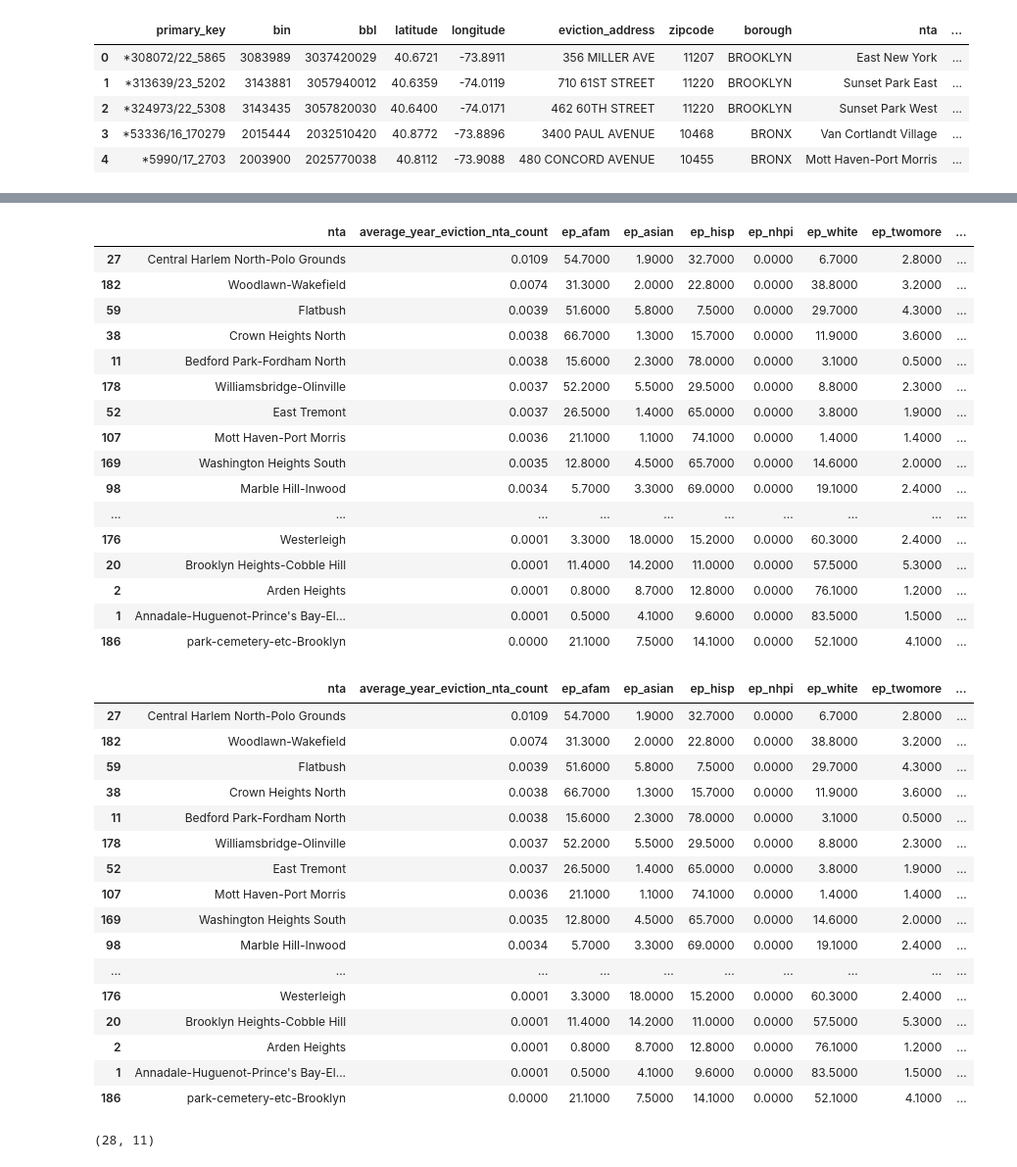
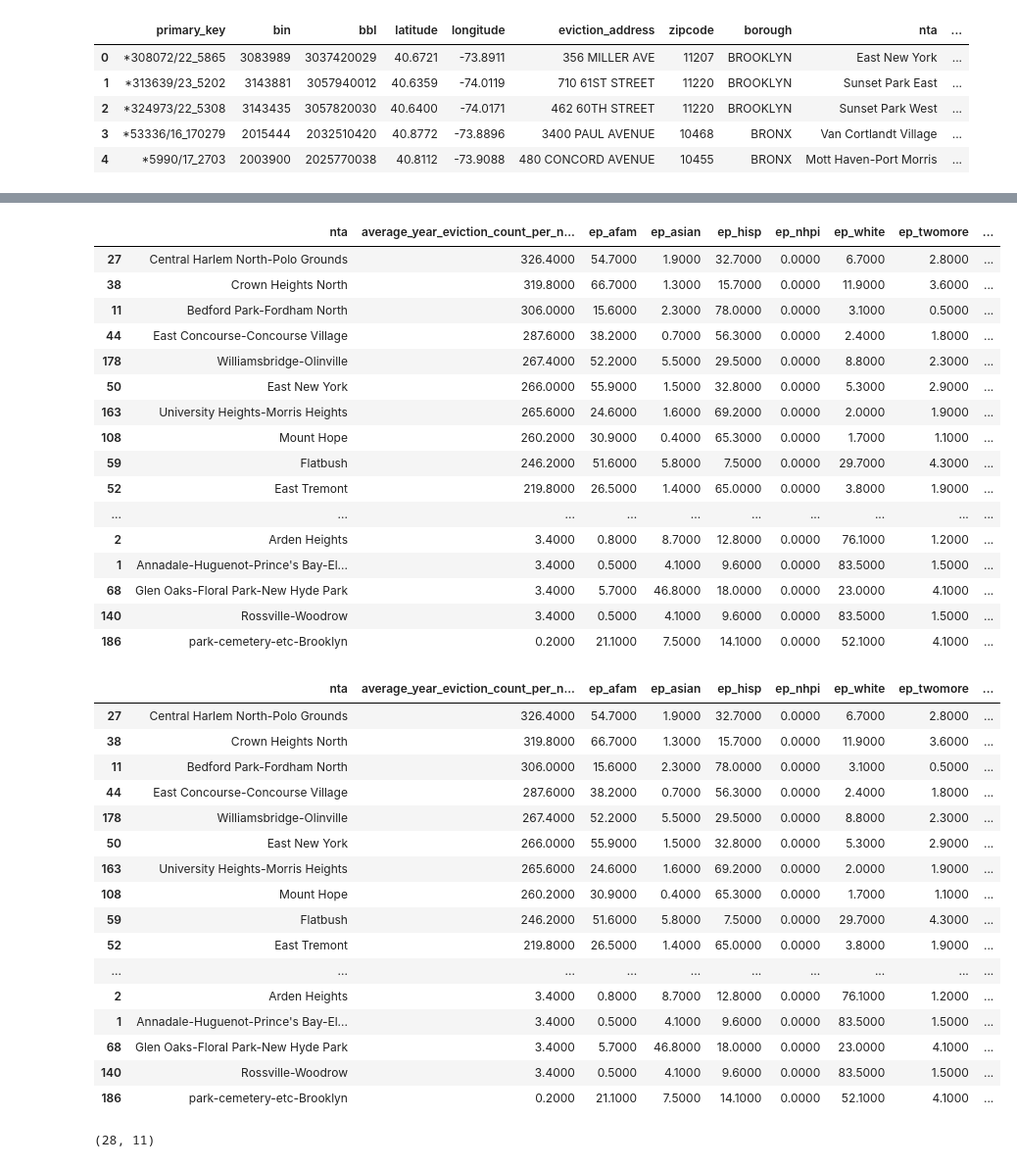
Before and after one commit to simaoalicechen/NYC_Landlord_Behavior_Analysis_Project, a Jupyter notebook: Part_4.2_Prepare_for_Excel_Selected_Neighborhood_Level.ipynb, the cells around one changed output, grey strips where cells are left out. Shown at 98% size. Cells and saved outputs as stored; diff of their text form; code cells hidden in the pictures.

```diff
--- a/Part_4.2_Prepare_for_Excel_Selected_Neighborhood_Level.ipynb
+++ b/Part_4.2_Prepare_for_Excel_Selected_Neighborhood_Level.ipynb
@@ -289,58 +286,58 @@ Index(['primary_key', 'bbl', 'court_index_number', 'docket_number',
 # %%
-neighbor_evictions = evictions_pre_post.groupby('nta').agg({'average_year_eviction_nta_count': 'mean',
+neighbor_evictions = evictions_pre_post.groupby('nta').agg({'average_year_eviction_count_per_nta(nta)': 'mean',
                                                             'ep_afam': 'first',
                                                             'ep_asian': 'first',
                                                             'ep_hisp': 'first',
                                                             'ep_nhpi': 'first',
                                                             'ep_white': 'first',
                                                             'ep_twomore': 'first',
                                                             'ep_otherrace': 'first',
                                                             'rpl_themes': 'first',
                                                             'borough': 'first',
                                                             }).reset_index()
-neighbor_evictions.sort_values('average_year_eviction_nta_count', ascending=False, inplace=True)
+neighbor_evictions.sort_values('average_year_eviction_count_per_nta(nta)', ascending=False, inplace=True)
 neighbor_evictions
 # %% [output]
-|  | nta | average_year_eviction_nta_count | ep_afam | ep_asian | ep_hisp | ep_nhpi | ep_white | ep_twomore | ... |
-| 27 | Central Harlem North-Polo Grounds | 0.0109 | 54.7000 | 1.9000 | 32.7000 | 0.0000 | 6.7000 | 2.8000 | ... |
-| 182 | Woodlawn-Wakefield | 0.0074 | 31.3000 | 2.0000 | 22.8000 | 0.0000 | 38.8000 | 3.2000 | ... |
-| 59 | Flatbush | 0.0039 | 51.6000 | 5.8000 | 7.5000 | 0.0000 | 29.7000 | 4.3000 | ... |
-| 38 | Crown Heights North | 0.0038 | 66.7000 | 1.3000 | 15.7000 | 0.0000 | 11.9000 | 3.6000 | ... |
-| 11 | Bedford Park-Fordham North | 0.0038 | 15.6000 | 2.3000 | 78.0000 | 0.0000 | 3.1000 | 0.5000 | ... |
-| 178 | Williamsbridge-Olinville | 0.0037 | 52.2000 | 5.5000 | 29.5000 | 0.0000 | 8.8000 | 2.3000 | ... |
-| 52 | East Tremont | 0.0037 | 26.5000 | 1.4000 | 65.0000 | 0.0000 | 3.8000 | 1.9000 | ... |
-| 107 | Mott Haven-Port Morris | 0.0036 | 21.1000 | 1.1000 | 74.1000 | 0.0000 | 1.4000 | 1.4000 | ... |
-| 169 | Washington Heights South | 0.0035 | 12.8000 | 4.5000 | 65.7000 | 0.0000 | 14.6000 | 2.0000 | ... |
-| 98 | Marble Hill-Inwood | 0.0034 | 5.7000 | 3.3000 | 69.0000 | 0.0000 | 19.1000 | 2.4000 | ... |
+|  | nta | average_year_eviction_count_per_n... | ep_afam | ep_asian | ep_hisp | ep_nhpi | ep_white | ep_twomore | ... |
+| 27 | Central Harlem North-Polo Grounds | 326.4000 | 54.7000 | 1.9000 | 32.7000 | 0.0000 | 6.7000 | 2.8000 | ... |
+| 38 | Crown Heights North | 319.8000 | 66.7000 | 1.3000 | 15.7000 | 0.0000 | 11.9000 | 3.6000 | ... |
+| 11 | Bedford Park-Fordham North | 306.0000 | 15.6000 | 2.3000 | 78.0000 | 0.0000 | 3.1000 | 0.5000 | ... |
+| 44 | East Concourse-Concourse Village | 287.6000 | 38.2000 | 0.7000 | 56.3000 | 0.0000 | 2.4000 | 1.8000 | ... |
+| 178 | Williamsbridge-Olinville | 267.4000 | 52.2000 | 5.5000 | 29.5000 | 0.0000 | 8.8000 | 2.3000 | ... |
+| 50 | East New York | 266.0000 | 55.9000 | 1.5000 | 32.8000 | 0.0000 | 5.3000 | 2.9000 | ... |
+| 163 | University Heights-Morris Heights | 265.6000 | 24.6000 | 1.6000 | 69.2000 | 0.0000 | 2.0000 | 1.9000 | ... |
+| 108 | Mount Hope | 260.2000 | 30.9000 | 0.4000 | 65.3000 | 0.0000 | 1.7000 | 1.1000 | ... |
+| 59 | Flatbush | 246.2000 | 51.6000 | 5.8000 | 7.5000 | 0.0000 | 29.7000 | 4.3000 | ... |
+| 52 | East Tremont | 219.8000 | 26.5000 | 1.4000 | 65.0000 | 0.0000 | 3.8000 | 1.9000 | ... |
 | ... | ... | ... | ... | ... | ... | ... | ... | ... | ... |
-| 176 | Westerleigh | 0.0001 | 3.3000 | 18.0000 | 15.2000 | 0.0000 | 60.3000 | 2.4000 | ... |
-| 20 | Brooklyn Heights-Cobble Hill | 0.0001 | 11.4000 | 14.2000 | 11.0000 | 0.0000 | 57.5000 | 5.3000 | ... |
-| 2 | Arden Heights | 0.0001 | 0.8000 | 8.7000 | 12.8000 | 0.0000 | 76.1000 | 1.2000 | ... |
-| 1 | Annadale-Huguenot-Prince's Bay-El... | 0.0001 | 0.5000 | 4.1000 | 9.6000 | 0.0000 | 83.5000 | 1.5000 | ... |
-| 186 | park-cemetery-etc-Brooklyn | 0.0000 | 21.1000 | 7.5000 | 14.1000 | 0.0000 | 52.1000 | 4.1000 | ... |
+| 2 | Arden Heights | 3.4000 | 0.8000 | 8.7000 | 12.8000 | 0.0000 | 76.1000 | 1.2000 | ... |
+| 1 | Annadale-Huguenot-Prince's Bay-El... | 3.4000 | 0.5000 | 4.1000 | 9.6000 | 0.0000 | 83.5000 | 1.5000 | ... |
+| 68 | Glen Oaks-Floral Park-New Hyde Park | 3.4000 | 5.7000 | 46.8000 | 18.0000 | 0.0000 | 23.0000 | 4.1000 | ... |
+| 140 | Rossville-Woodrow | 3.4000 | 0.5000 | 4.1000 | 9.6000 | 0.0000 | 83.5000 | 1.5000 | ... |
+| 186 | park-cemetery-etc-Brooklyn | 0.2000 | 21.1000 | 7.5000 | 14.1000 | 0.0000 | 52.1000 | 4.1000 | ... |
 # %%
 top_15 = neighbor_evictions.head(15)
 bottom_15 = neighbor_evictions.tail(15)
 selected_nta = pd.concat([top_15, bottom_15])
 selected_nta
 # %% [output]
-|  | nta | average_year_eviction_nta_count | ep_afam | ep_asian | ep_hisp | ep_nhpi | ep_white | ep_twomore | ... |
-| 27 | Central Harlem North-Polo Grounds | 0.0109 | 54.7000 | 1.9000 | 32.7000 | 0.0000 | 6.7000 | 2.8000 | ... |
-| 182 | Woodlawn-Wakefield | 0.0074 | 31.3000 | 2.0000 | 22.8000 | 0.0000 | 38.8000 | 3.2000 | ... |
-| 59 | Flatbush | 0.0039 | 51.6000 | 5.8000 | 7.5000 | 0.0000 | 29.7000 | 4.3000 | ... |
-| 38 | Crown Heights North | 0.0038 | 66.7000 | 1.3000 | 15.7000 | 0.0000 | 11.9000 | 3.6000 | ... |
-| 11 | Bedford Park-Fordham North | 0.0038 | 15.6000 | 2.3000 | 78.0000 | 0.0000 | 3.1000 | 0.5000 | ... |
-| 178 | Williamsbridge-Olinville | 0.0037 | 52.2000 | 5.5000 | 29.5000 | 0.0000 | 8.8000 | 2.3000 | ... |
-| 52 | East Tremont | 0.0037 | 26.5000 | 1.4000 | 65.0000 | 0.0000 | 3.8000 | 1.9000 | ... |
-| 107 | Mott Haven-Port Morris | 0.0036 | 21.1000 | 1.1000 | 74.1000 | 0.0000 | 1.4000 | 1.4000 | ... |
-| 169 | Washington Heights South | 0.0035 | 12.8000 | 4.5000 | 65.7000 | 0.0000 | 14.6000 | 2.0000 | ... |
-| 98 | Marble Hill-Inwood | 0.0034 | 5.7000 | 3.3000 | 69.0000 | 0.0000 | 19.1000 | 2.4000 | ... |
+|  | nta | average_year_eviction_count_per_n... | ep_afam | ep_asian | ep_hisp | ep_nhpi | ep_white | ep_twomore | ... |
+| 27 | Central Harlem North-Polo Grounds | 326.4000 | 54.7000 | 1.9000 | 32.7000 | 0.0000 | 6.7000 | 2.8000 | ... |
+| 38 | Crown Heights North | 319.8000 | 66.7000 | 1.3000 | 15.7000 | 0.0000 | 11.9000 | 3.6000 | ... |
+| 11 | Bedford Park-Fordham North | 306.0000 | 15.6000 | 2.3000 | 78.0000 | 0.0000 | 3.1000 | 0.5000 | ... |
+| 44 | East Concourse-Concourse Village | 287.6000 | 38.2000 | 0.7000 | 56.3000 | 0.0000 | 2.4000 | 1.8000 | ... |
+| 178 | Williamsbridge-Olinville | 267.4000 | 52.2000 | 5.5000 | 29.5000 | 0.0000 | 8.8000 | 2.3000 | ... |
+| 50 | East New York | 266.0000 | 55.9000 | 1.5000 | 32.8000 | 0.0000 | 5.3000 | 2.9000 | ... |
+| 163 | University Heights-Morris Heights | 265.6000 | 24.6000 | 1.6000 | 69.2000 | 0.0000 | 2.0000 | 1.9000 | ... |
+| 108 | Mount Hope | 260.2000 | 30.9000 | 0.4000 | 65.3000 | 0.0000 | 1.7000 | 1.1000 | ... |
+| 59 | Flatbush | 246.2000 | 51.6000 | 5.8000 | 7.5000 | 0.0000 | 29.7000 | 4.3000 | ... |
+| 52 | East Tremont | 219.8000 | 26.5000 | 1.4000 | 65.0000 | 0.0000 | 3.8000 | 1.9000 | ... |
 | ... | ... | ... | ... | ... | ... | ... | ... | ... | ... |
-| 176 | Westerleigh | 0.0001 | 3.3000 | 18.0000 | 15.2000 | 0.0000 | 60.3000 | 2.4000 | ... |
-| 20 | Brooklyn Heights-Cobble Hill | 0.0001 | 11.4000 | 14.2000 | 11.0000 | 0.0000 | 57.5000 | 5.3000 | ... |
-| 2 | Arden Heights | 0.0001 | 0.8000 | 8.7000 | 12.8000 | 0.0000 | 76.1000 | 1.2000 | ... |
-| 1 | Annadale-Huguenot-Prince's Bay-El... | 0.0001 | 0.5000 | 4.1000 | 9.6000 | 0.0000 | 83.5000 | 1.5000 | ... |
-| 186 | park-cemetery-etc-Brooklyn | 0.0000 | 21.1000 | 7.5000 | 14.1000 | 0.0000 | 52.1000 | 4.1000 | ... |
+| 2 | Arden Heights | 3.4000 | 0.8000 | 8.7000 | 12.8000 | 0.0000 | 76.1000 | 1.2000 | ... |
+| 1 | Annadale-Huguenot-Prince's Bay-El... | 3.4000 | 0.5000 | 4.1000 | 9.6000 | 0.0000 | 83.5000 | 1.5000 | ... |
+| 68 | Glen Oaks-Floral Park-New Hyde Park | 3.4000 | 5.7000 | 46.8000 | 18.0000 | 0.0000 | 23.0000 | 4.1000 | ... |
+| 140 | Rossville-Woodrow | 3.4000 | 0.5000 | 4.1000 | 9.6000 | 0.0000 | 83.5000 | 1.5000 | ... |
+| 186 | park-cemetery-etc-Brooklyn | 0.2000 | 21.1000 | 7.5000 | 14.1000 | 0.0000 | 52.1000 | 4.1000 | ... |
 # %%
 # get rid of the two cemetery:
 selected_nta = selected_nta[~selected_nta['nta'].isin(['park-cemetery-etc-Brooklyn', 'park-cemetery-etc-Bronx'])]
```
Also changed, not shown: parts of 10 cells of this notebook, 1 other file.
